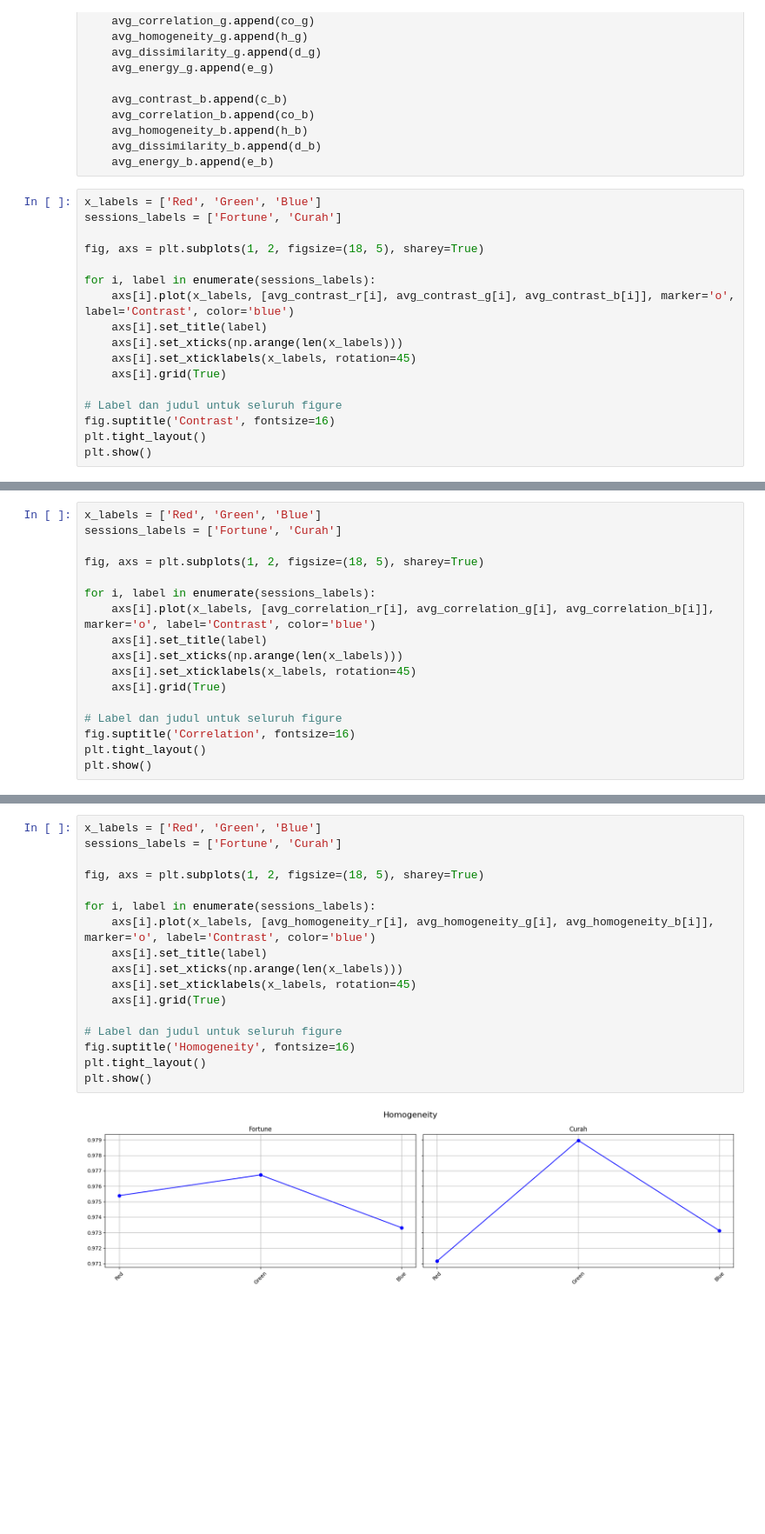
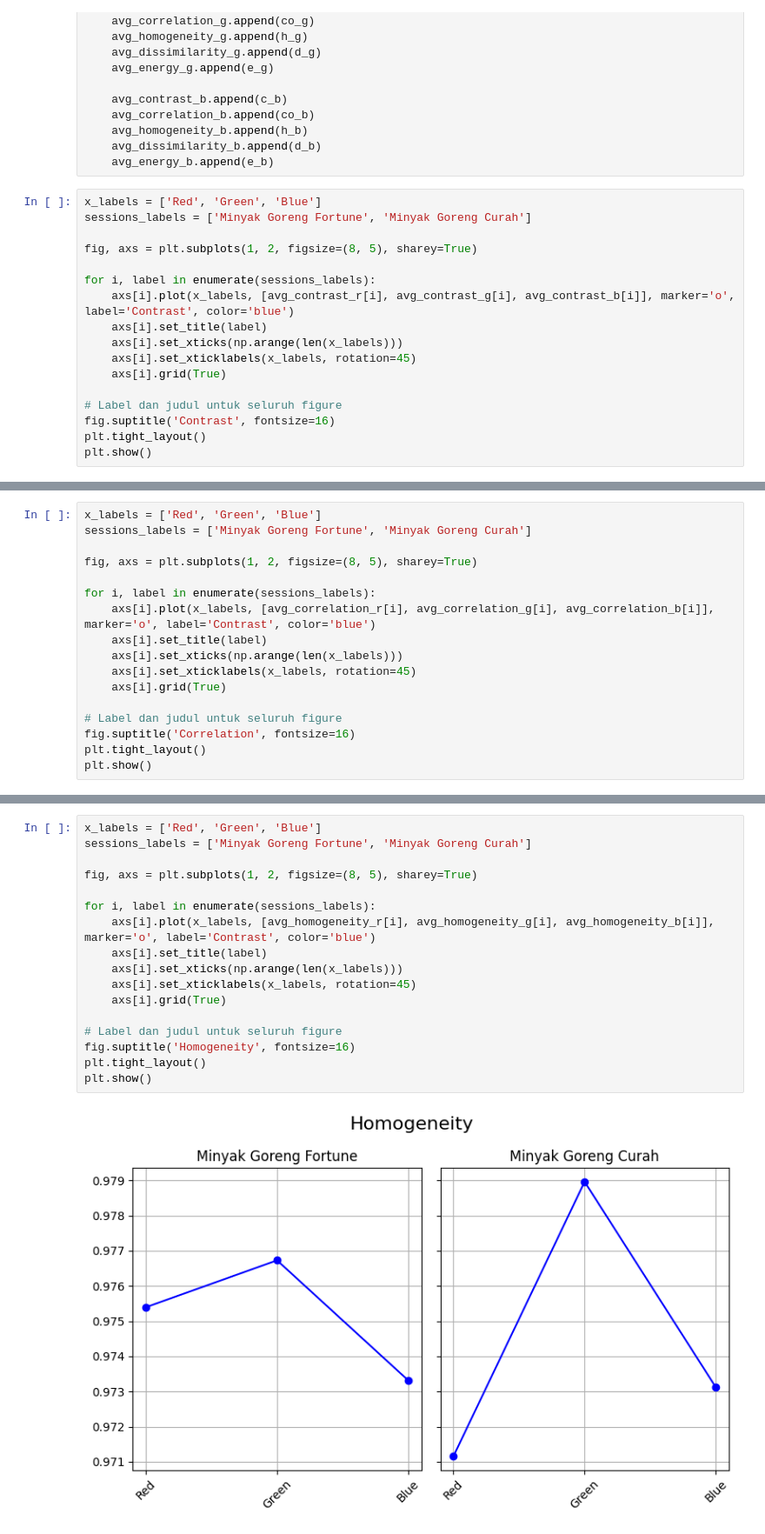
Before and after one commit to zeddlabs/cooking-oil-identification, a Jupyter notebook: glcm.ipynb, the cells around one changed output, grey strips where cells are left out. Shown at 87% size. Drawn from its saved outputs; the diff is of its cells as text; blank space fills up the shorter version.

```diff
--- a/glcm.ipynb
+++ b/glcm.ipynb
@@ -99,9 +99,9 @@ for session in sessions:
     avg_energy_b.append(e_b)
 # %%
 x_labels = ['Red', 'Green', 'Blue']
-sessions_labels = ['Fortune', 'Curah']
+sessions_labels = ['Minyak Goreng Fortune', 'Minyak Goreng Curah']
 
-fig, axs = plt.subplots(1, 2, figsize=(18, 5), sharey=True)
+fig, axs = plt.subplots(1, 2, figsize=(8, 5), sharey=True)
 
 for i, label in enumerate(sessions_labels):
     axs[i].plot(x_labels, [avg_contrast_r[i], avg_contrast_g[i], avg_contrast_b[i]], marker='o', label='Contrast', color='blue')
@@ -119,8 +119,8 @@ plt.show()
 # %%
 x_labels = ['Red', 'Green', 'Blue']
-sessions_labels = ['Fortune', 'Curah']
+sessions_labels = ['Minyak Goreng Fortune', 'Minyak Goreng Curah']
 
-fig, axs = plt.subplots(1, 2, figsize=(18, 5), sharey=True)
+fig, axs = plt.subplots(1, 2, figsize=(8, 5), sharey=True)
 
 for i, label in enumerate(sessions_labels):
     axs[i].plot(x_labels, [avg_correlation_r[i], avg_correlation_g[i], avg_correlation_b[i]], marker='o', label='Contrast', color='blue')
@@ -138,21 +138,21 @@ plt.show()
 # %%
 x_labels = ['Red', 'Green', 'Blue']
-sessions_labels = ['Fortune', 'Curah']
+sessions_labels = ['Minyak Goreng Fortune', 'Minyak Goreng Curah']
 
-fig, axs = plt.subplots(1, 2, figsize=(18, 5), sharey=True)
+fig, axs = plt.subplots(1, 2, figsize=(8, 5), sharey=True)
 
 for i, label in enumerate(sessions_labels):
     axs[i].plot(x_labels, [avg_homogeneity_r[i], avg_homogeneity_g[i], avg_homogeneity_b[i]], marker='o', label='Contrast', color='blue')
     axs[i].set_title(label)
     axs[i].set_xticks(np.arange(len(x_labels)))
     axs[i].set_xticklabels(x_labels, rotation=45)
     axs[i].grid(True)
 
 # Label dan judul untuk seluruh figure
 fig.suptitle('Homogeneity', fontsize=16)
 plt.tight_layout()
 plt.show()
 # %% [output]
-[figure, old version]
+[figure, new version]
 # %%
 x_labels = ['Red', 'Green', 'Blue']
```
Also changed, not shown: parts of 4 cells of this notebook.
